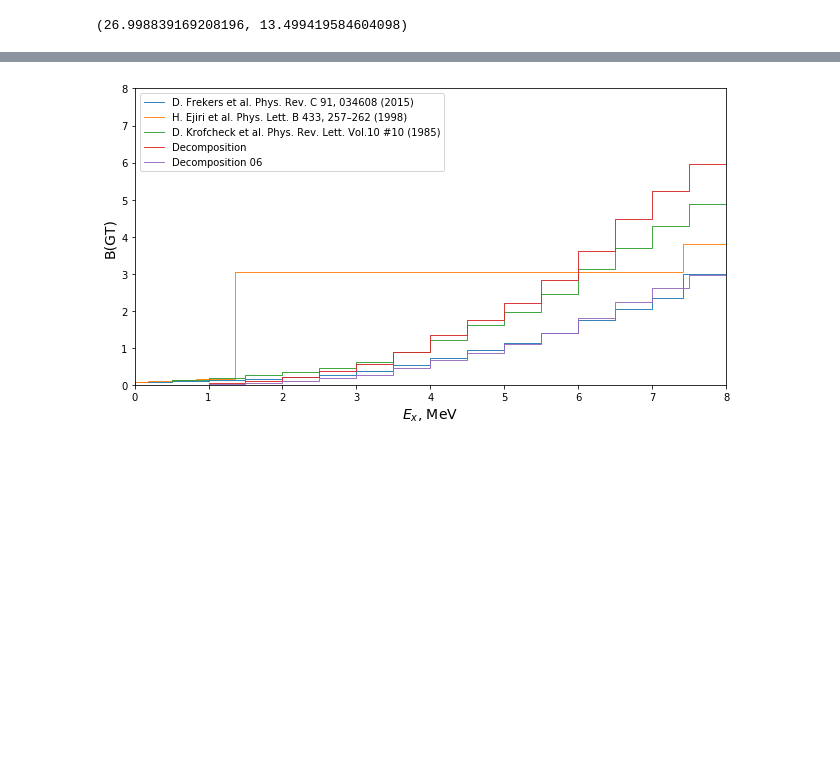
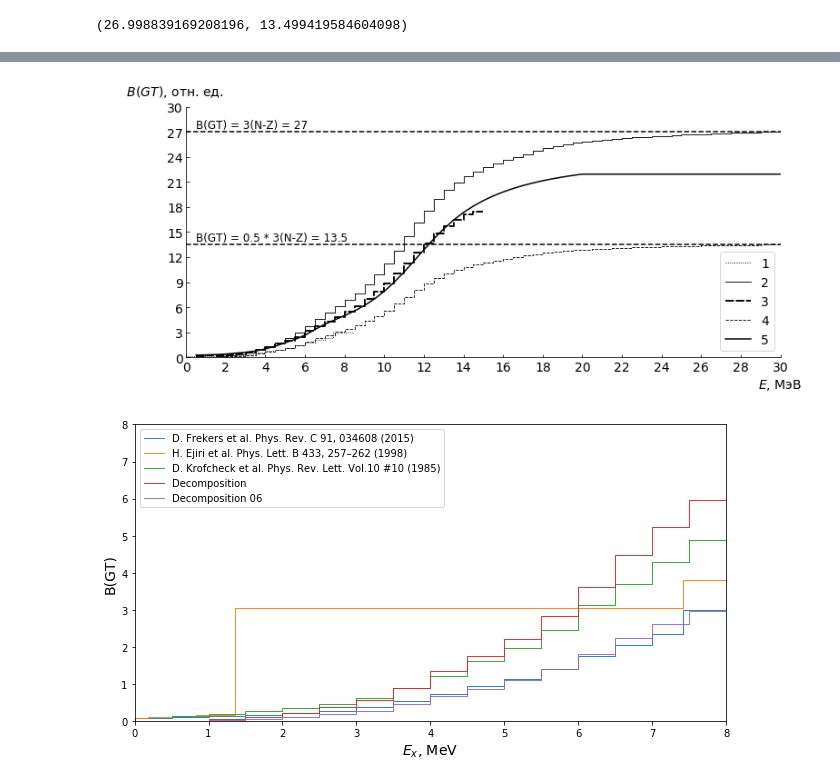
Before and after one commit to Almaz93/neutrino, a Jupyter notebook: double_beta_decay/Almaz's work/calculation/Ga Ge check_plots.ipynb, the cells around one changed output, grey strips where cells are left out. Cells and saved outputs as stored; diff of their text form; code cells hidden in the pictures; blank space fills up the shorter version.

```diff
--- a/double_beta_decay/Almaz's work/calculation/Ga Ge check_plots.ipynb
+++ b/double_beta_decay/Almaz's work/calculation/Ga Ge check_plots.ipynb
@@ -238,0 +247,3 @@ plt.show()
+# %%
+theor_SE = pd.read_excel('71Ga_theorS(E).xls')
+theor_SE.head()
@@ -239,3 +257,43 @@ plt.show()
+# %%
+bgt_integ_theorSE=np.array([get_bin_integral2(elem, theor_SE['Ex'].values, theor_SE['y'].values)
+                         for elem in energy_bins_2015])
+# %%
+f, ax = plt.subplots(figsize=(11,5))
+ax.step(BGT_2015['E_right_borber'].values, np.cumsum(BGT_2015['B(GT)'].values),
+         linestyle=':', color='black', linewidth=0.9, label=ref2015)
+#plt.step(BGT_1998['E'].values, np.cumsum(BGT_1998['B(GT)'].values), linewidth=0.9,
+#        label=ref1998)
+ax.step(energy_bins_2015, bgt_integ_2015, linestyle='-', color='black', linewidth=0.9, label='2')
+ax.step(energy_bins_1985, bgt_integ_1985, linestyle=':', dashes=(5,1),color='black', linewidth=1.9, label=ref1985)
+#ax.step(energy_bins_2015, bgt_integ_2015, linestyle='-', color='black', linewidth=0.9, label='Decomposition q=1')
+#ax.step(energy_bins_2015, bgt_integ_2015_06, linestyle='--', color='black', linewidth=0.9, label='Decomposition q=0.5')
+ax.step(energy_bins_2015, bgt_integ_2015_06, linestyle='--', color='black', linewidth=0.9, label='4')
+ax.plot(energy_bins_2015, bgt_integ_theorSE, linestyle='-', color='black', linewidth=1.5, label='5')
+
+ax.axhline(y=27, c='black', ls='--',)
+#ax.axhline(y=bgt_integ_1985[-1], c='black', ls='--',)
+ax.axhline(y=bgt_integ_2015_06[-1], c='black', ls='--',)
+
+ax.text(0.5, 27.4, 'B(GT) = 3(N-Z) = 27',  fontsize=12)
+#ax.text(0.5, 17.8, 'B(GT) = 0.64 * 3(N-Z) = 17.4',  fontsize=12)
+ax.text(0.5, 13.9, 'B(GT) = 0.5 * 3(N-Z) = 13.5',  fontsize=12)
+
+ax.tick_params(direction='in', labelsize=14)
+ax.spines['right'].set_visible(False)
+ax.spines['top'].set_visible(False)
+
+ax.set_xticks(np.arange(0, 31, step=2))
+ax.set_yticks(np.arange(0, 31, step=3))
+ax.set_xlim(0,30)
+ax.set_ylim(0,30)
+ax.set_xlabel('$E$, МэВ', x=1, fontsize=14)
+ax.set_ylabel('      $B(GT)$, отн. ед.', x=0.5, y=1.03, rotation=0, fontsize=14)
+ax.legend(loc = 'lower right', fontsize=14)
+plt.tight_layout()
+plt.savefig('BGT_sum_IzvRAS.png', format='png', dpi=500)
+plt.show()
+# %% [output]
+[figure, added]
 # %%
 plt.figure(figsize=(9,5))
 plt.step(BGT_2015['E_right_borber'].values, np.cumsum(BGT_2015['B(GT)'].values),
```
Also changed, not shown: parts of 5 cells of this notebook, 30 other files.
